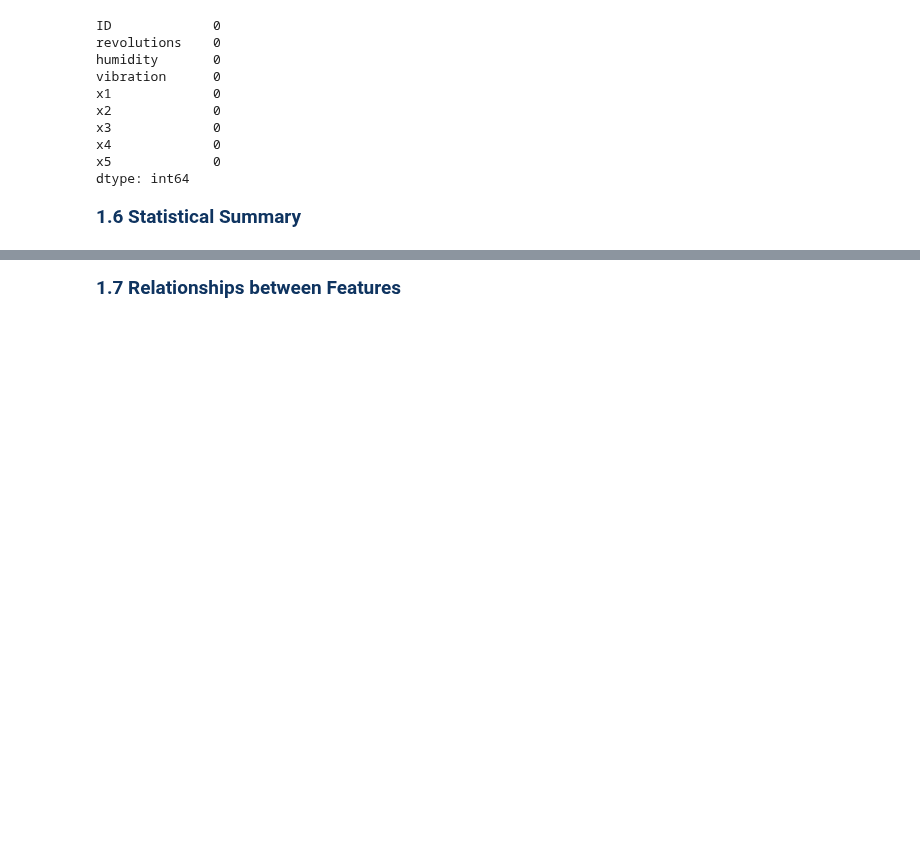
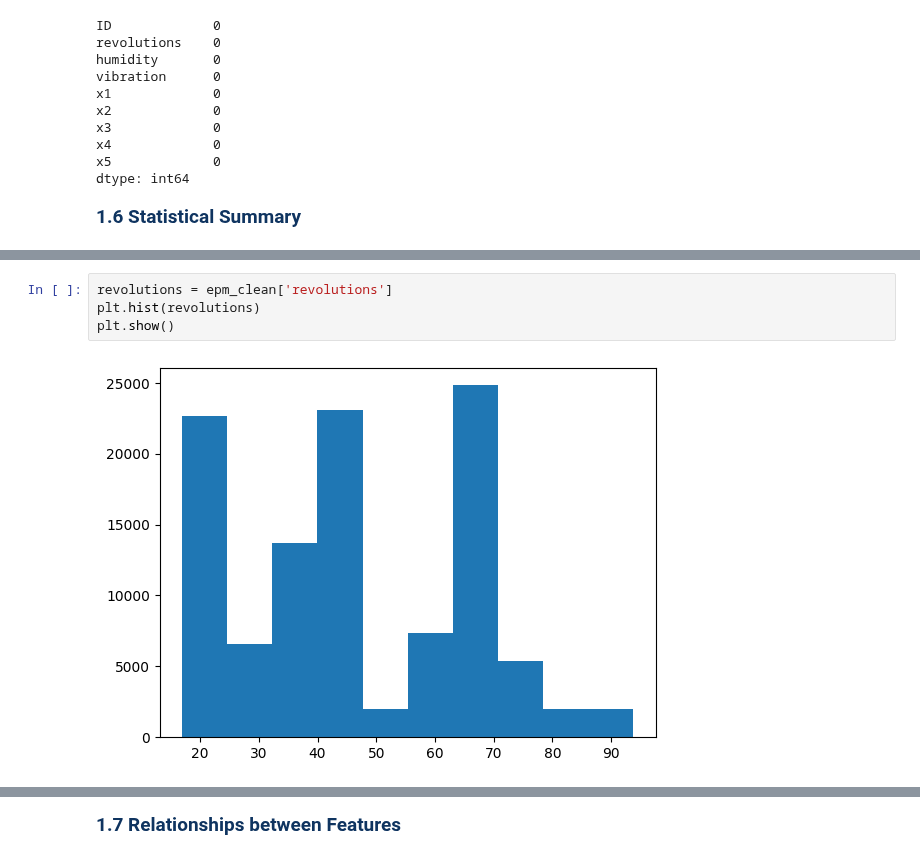
Before and after one commit to Zyad-Abdelhafiz/Elevator-Predictive-Maintenance, a Jupyter notebook: EPM.ipynb, the cells around one changed output, grey strips where cells are left out. Cells and saved outputs as stored; diff of their text form; blank space fills up the shorter version.

```diff
--- a/EPM.ipynb
+++ b/EPM.ipynb
@@ -108,0 +109,6 @@ epm_clean.describe()
+# %%
+revolutions = epm_clean['revolutions']
+plt.hist(revolutions)
+plt.show()
+# %% [output]
+[figure, added]
```
Also changed, not shown: parts of 6 cells of this notebook.
